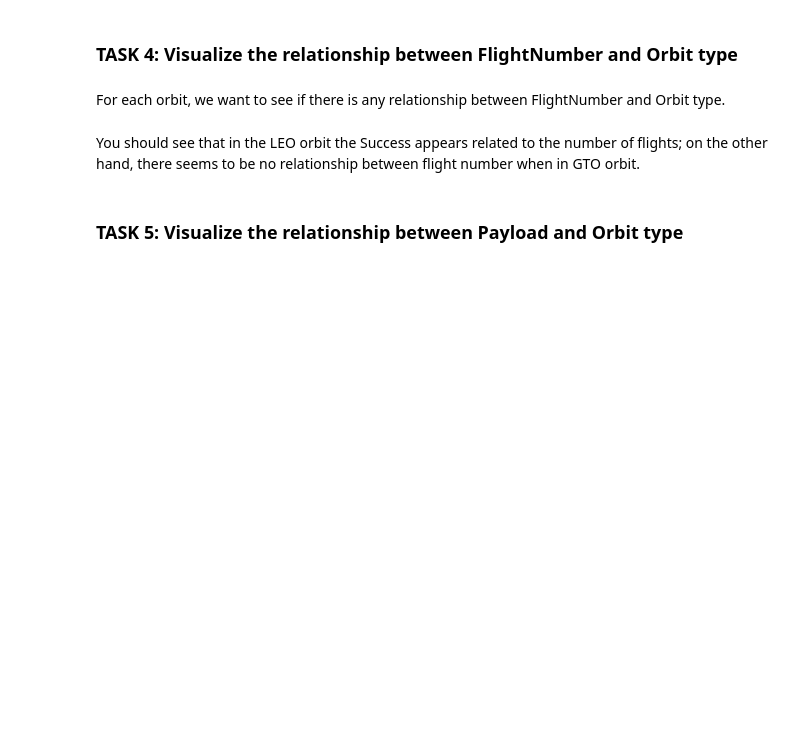
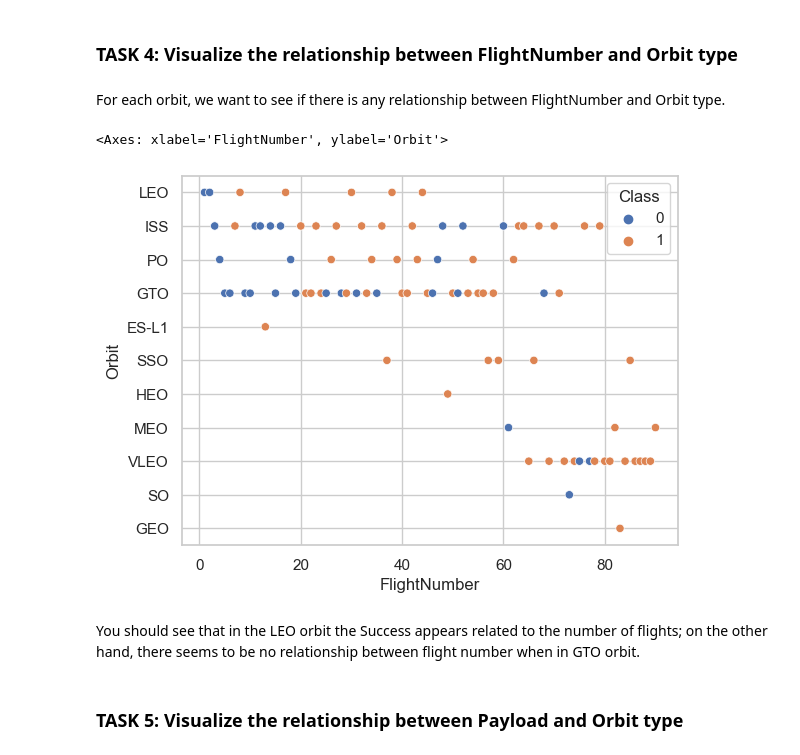
Before and after one commit to Edwardeen/rocket-price-mlmodel, a Jupyter notebook: EDA with SQL/2. jupyter-labs-eda-dataviz-v2.ipynb, the cells around one changed output. Drawn from its saved outputs; the diff is of its cells as text; code cells hidden in the pictures; blank space fills up the shorter version.

```diff
--- a/EDA with SQL/2. jupyter-labs-eda-dataviz-v2.ipynb
+++ b/EDA with SQL/2. jupyter-labs-eda-dataviz-v2.ipynb
@@ -155,6 +181,11 @@ Analyze the ploted bar chart try to find which orbits have high sucess rate.
 For each orbit, we want to see if there is any relationship between FlightNumber and Orbit type.
 # %%
 # Plot a scatter point chart with x axis to be FlightNumber and y axis to be the Orbit, and hue to be the class value
+
+sns.scatterplot(y="Orbit", x="FlightNumber", hue="Class", data=df)
+# %% [output]
+<Axes: xlabel='FlightNumber', ylabel='Orbit'>
+[figure, added]
 # %% [markdown]
 You should see that in the LEO orbit the Success appears related to the number of flights; on the other hand, there seems to be no relationship between flight number when in GTO orbit.
 # %% [markdown]
```
Also changed, not shown: parts of 11 cells of this notebook.
